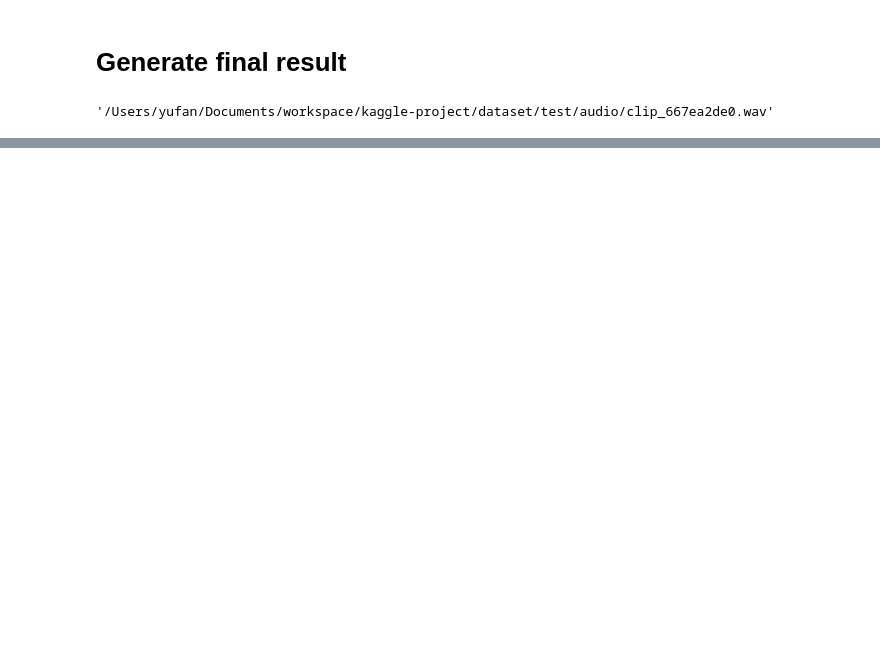
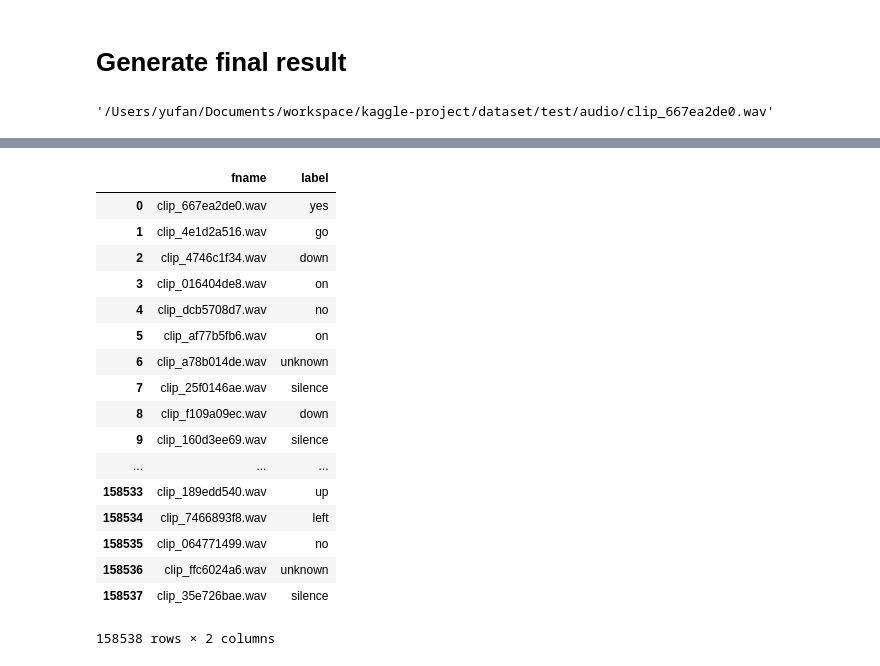
Before and after one commit to NLP-Deeplearning-Club/kaggle-project, a Jupyter notebook: LSTM + Attention + Preprocessing.ipynb, the cells around one changed output, grey strips where cells are left out. Cells and saved outputs as stored; diff of their text form; code cells hidden in the pictures; blank space fills up the shorter version.

```diff
--- a/LSTM + Attention + Preprocessing.ipynb
+++ b/LSTM + Attention + Preprocessing.ipynb
@@ -461,7 +478,7 @@ def val_generator(batch_size=batch_size):
 
     while 1:
         global val_itr
-        if val_itr + batch_size >= len(train_data_index):
+        if val_itr + batch_size >= len(val_data_index):
             val_itr = 0
 
         X_batches = []
@@ -470,7 +487,7 @@ def val_generator(batch_size=batch_size):
         for i in range(val_itr, val_itr+batch_size):
             fname = val_data_index[i]['file']
             label = val_data_index[i]['label']
-            X_input, Y_input = preprocess(fname, label)
+            X_input, Y_input = preprocess(fname, label, mode='val')
             X_batches.append(X_input)
             Y_batches.append(Y_input)
 
@@ -547,10 +562,19 @@ Trainable params: 183,714
 Non-trainable params: 0
 __________________________________________________________________________________________________
 # %%
-# Train model on dataset
+# Train model on all dataset
+model.fit_generator(generator = all_data_generator(),
+                    steps_per_epoch = len(all_data_index)//batch_size,
+                    # validation_data = val_generator(),
+                    # validation_steps = len(val_data_index)//batch_size,
+                    epochs=EPOCHE)
+
+# Train model on train | test | val
+'''
 model.fit_generator(generator = train_generator(),
                     steps_per_epoch = len(train_data_index)//batch_size,
                     validation_data = val_generator(),
                     validation_steps = len(val_data_index)//batch_size,
                     epochs=EPOCHE)
+'''
 # %% [output]
@@ -565,8 +606,8 @@ correct_count = 0
 for i in range(len(test_data_index)):
     fname = test_data_index[i]['file']
     label = test_data_index[i]['label']
-    mfcc_, _ = preprocess(fname, label)
-    prediction = model.predict(mfcc_[np.newaxis,:,:])
+    mfcc_, _ = preprocess(fname, label, mode='test')
+    predictions = model.predict(mfcc_[np.newaxis,:,:])
     word = possible_labels[np.argmax( predictions[0] )]
     if word == label:
         correct_count = correct_count + 1
@@ -597,7 +650,7 @@ num_test = len(test_files)
 submission = []
 
 for i in range(num_test):
-    wav_mfcc, _ = preprocess(test_files[i], 'yes') # Give a random label but this 'yes' is never used
+    wav_mfcc, _ = preprocess(test_files[i], 'yes', mode='test') # Give a random label but this 'yes' is never used
     label = possible_labels[np.argmax( model.predict(wav_mfcc[np.newaxis,:,:]) )]
     submission.append([test_filenames[i], label])
     if i % 3000 == 0:
@@ -614,0 +683,21 @@ KeyboardInterrupt:
+# %%
+submissionDF
+# %% [output]
+|  | fname | label |
+| 0 | clip_667ea2de0.wav | yes |
+| 1 | clip_4e1d2a516.wav | go |
+| 2 | clip_4746c1f34.wav | down |
+| 3 | clip_016404de8.wav | on |
+| 4 | clip_dcb5708d7.wav | no |
+| 5 | clip_af77b5fb6.wav | on |
+| 6 | clip_a78b014de.wav | unknown |
+| 7 | clip_25f0146ae.wav | silence |
+| 8 | clip_f109a09ec.wav | down |
+| 9 | clip_160d3ee69.wav | silence |
+| ... | ... | ... |
+| 158533 | clip_189edd540.wav | up |
+| 158534 | clip_7466893f8.wav | left |
+| 158535 | clip_064771499.wav | no |
+| 158536 | clip_ffc6024a6.wav | unknown |
+| 158537 | clip_35e726bae.wav | silence |
+158538 rows × 2 columns
```
Also changed, not shown: parts of 13 cells of this notebook, 1 other file.
